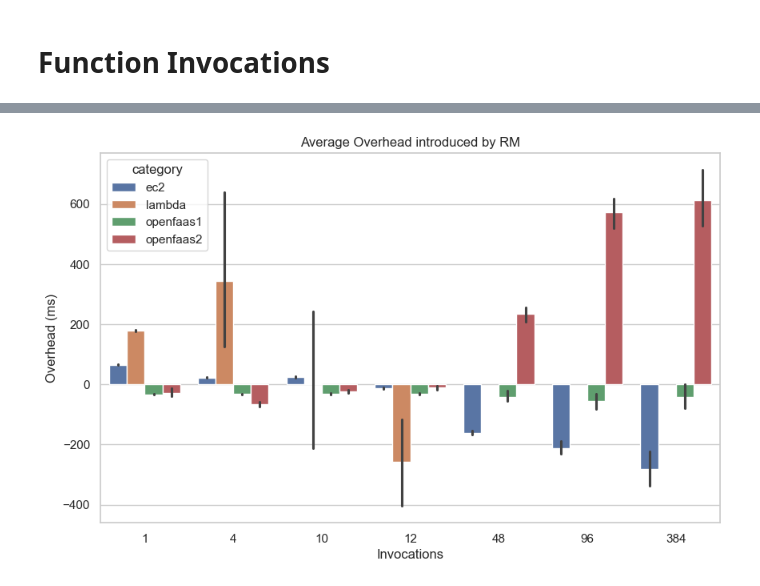
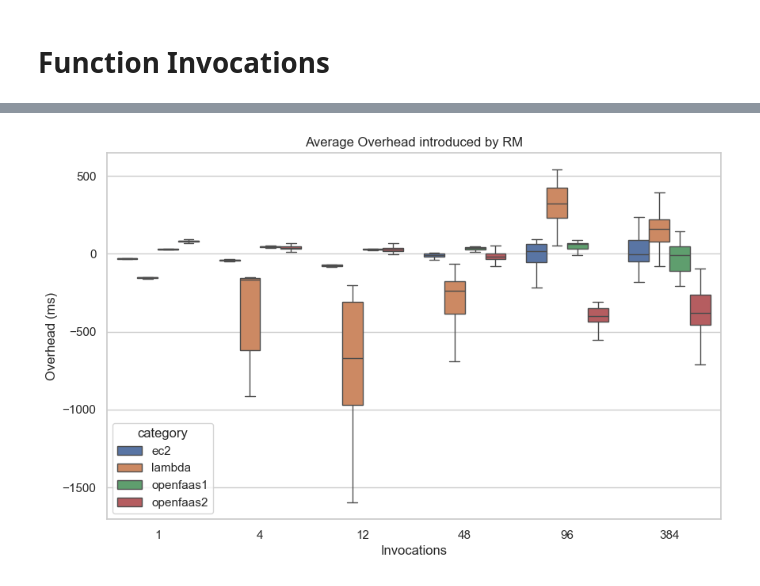
Before and after one commit to Apollo-Tools/resource-manager, a Jupyter notebook: benchmark/results/rm-analysis/function_invocations.ipynb, the cells around one changed output, grey strips where cells are left out. Saved outputs shown, nothing was run; the diff lists cells and outputs as text; code cells hidden in the pictures.

Commit message:
Update function invocation data

```diff
--- a/benchmark/results/rm-analysis/function_invocations.ipynb
+++ b/benchmark/results/rm-analysis/function_invocations.ipynb
@@ -32,6 +33,8 @@ for file_path in glob.glob(fi_dir + "/*.csv"):
        parts = filename.split('_')
        category = parts[1]
        invocations = parts[2].split('.')[0]
+       if int(invocations) == 10 or int(invocations) == 72 or int(invocations) == 84 or int(invocations) == 192:
+              continue
        fi_rtt.append({'category': category, 'invocations': int(invocations), 'direct_mean': direct_mean, 'rm_mean': rm_mean, 'mean_diff': mean_diff, 'direct_median': direct_median, 'rm_median': rm_median, 'median_diff': median_diff})
 
 means_df = pd.DataFrame(fi_rtt)
@@ -84,12 +87,14 @@ for file_path in glob.glob(fi_dir + "/*.csv"):
        parts = filename.split('_')
        category = parts[1]
        invocations = parts[2].split('.')[0]
+       if int(invocations) == 10:
+              continue
        df['category'] = category
        df['invocations'] = int(invocations)
        df = df.groupby(['test-run', 'type', 'category', 'invocations']).mean().reset_index()
        df['rm_mean'] = df[df['type'] == 'rm']["round trip time (ms)"].mean()
        df['rm_median']  = df[df['type'] == 'rm']["round trip time (ms)"].median()
-       df['mean_diff'] = df['round trip time (ms)'] - df['rm_mean']
+       df['mean_diff'] = df['rm_mean'] - df['round trip time (ms)']
        all_df = pd.concat([all_df, df], ignore_index=True)
 all_df
 # %% [output]
@@ -109,10 +114,10 @@ all_df
 # %%
 plt.figure(figsize=(10, 6))
-sns.barplot(x='invocations', y='mean_diff', hue='category', data=all_df[all_df['type'] == 'direct'])
+sns.boxplot(x='invocations', y='mean_diff', hue='category', data=all_df[all_df['type'] == 'direct'], showfliers=False)
 plt.title('Average Overhead introduced by RM')
 plt.xlabel('Invocations')
 plt.ylabel('Overhead (ms)')
 plt.legend(title='category')
 plt.show()
 # %% [output]
-[figure, old version]
+[figure, new version]
```
Also changed, not shown: parts of 7 cells of this notebook, 28 other files.
